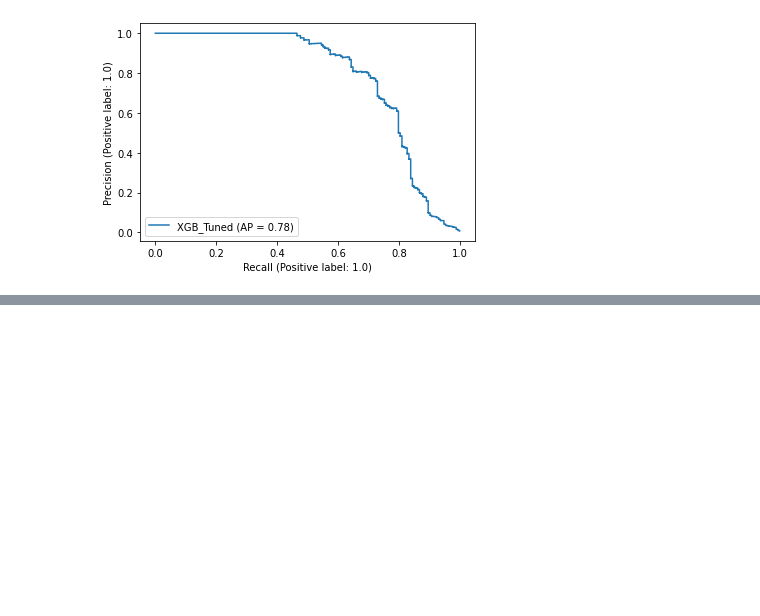
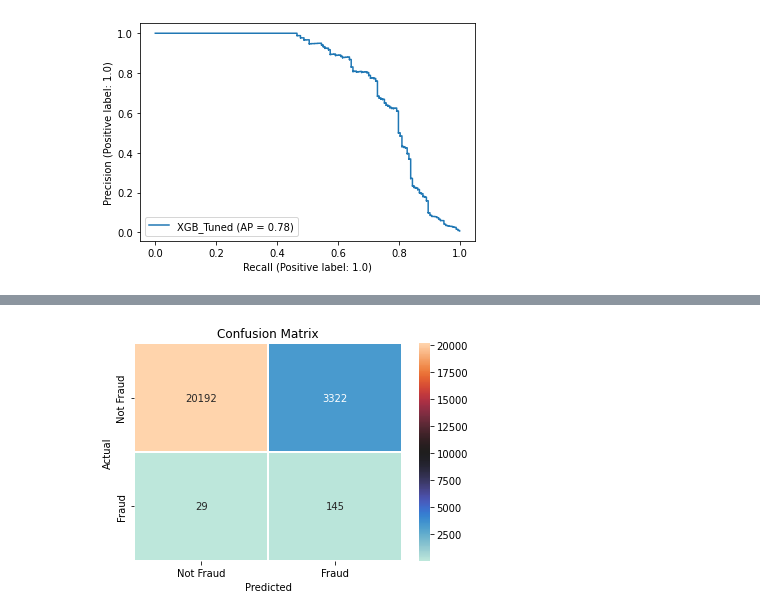
Before and after one commit to yash-td/Fraud-Detection, a Jupyter notebook: fraud-detection.ipynb, the cells around one changed output, grey strips where cells are left out. Drawn from its saved outputs; the diff is of its cells as text; code cells hidden in the pictures; blank space fills up the shorter version.

```diff
--- a/fraud-detection.ipynb
+++ b/fraud-detection.ipynb
@@ -538,0 +570,18 @@ for i in range (1,13):
+# %%
+lr = AdaBoostClassifier()
+lr.fit(X_train_sm,y_train_sm)
+lr_p = lr.predict(X_test)
+cm_lr = confusion_matrix(y_test,lr_p)
+# %%
+import seaborn as sns
+import matplotlib.pyplot as plt
+
+ax= plt.subplot()
+sns.heatmap(cm_lr, annot=True, fmt='g', ax=ax,cmap='icefire',linecolor='white',linewidths=0.009);  #annot=True to annotate cells, ftm='g' to disable scientific notation
+
+# labels, title and ticks
+ax.set_xlabel('Predicted');ax.set_ylabel('Actual');
+ax.set_title('Confusion Matrix');
+ax.xaxis.set_ticklabels(['Not Fraud', 'Fraud']); ax.yaxis.set_ticklabels(['Not Fraud', 'Fraud']);
+# %% [output]
+[figure, added]
```
Also changed, not shown: parts of 17 cells of this notebook, 12 other files.
